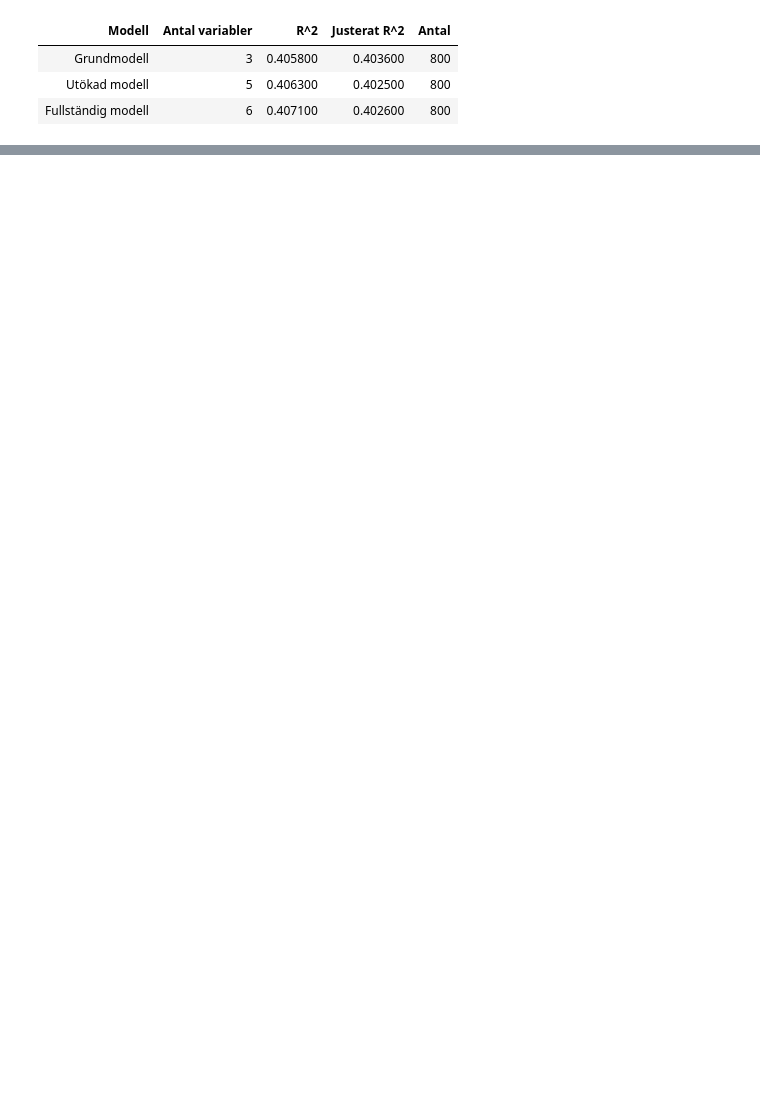
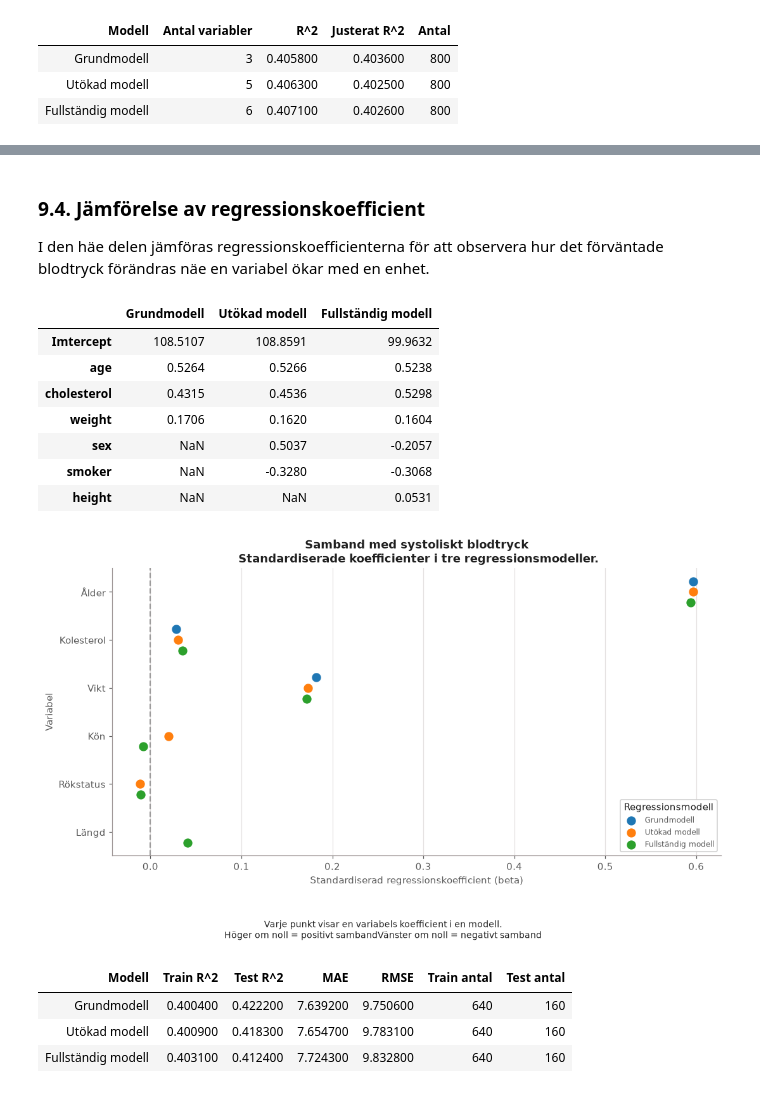
Before and after one commit to Yttak82/health_analysis, a Jupyter notebook: notebooks/analysis.ipynb, the cells around one changed output, grey strips where cells are left out. Saved outputs shown, nothing was run; the diff lists cells and outputs as text; code cells hidden in the pictures; blank space fills up the shorter version.

Commit message:
Added regression and cross-validate

```diff
--- a/notebooks/analysis.ipynb
+++ b/notebooks/analysis.ipynb
@@ -786,8 +742,0 @@ y (800,)
-# %%
-analyzer = HealthAnalyzer(df)
-
-model1, X1, y1 = analyzer.multiple_regression()
-model2, X2, y2 = analyzer.regression_by_sex()
-
-print(model1.score(X1, y1))
-print(model2.score(X2, y2))
@@ -849,14 +742,0 @@ print(model3_test.score(X_test, y_test))
-# %%
-train_idx, test_idx = train_test_split(range(len(y3)),
-                                       test_size=0.2,
-                                       random_state=42
-                                       )
-for name, X in[
-    ("Modell1", X1),("Modell 2", X2),("Modell 3", X3)
-]:
-    model = LinearRegression()
-    model.fit(X[train_idx], y3[train_idx])
-
-    r2 = model.score(X[test_idx], y3[test_idx])
-
-    print(f"{name}: r test ={r2:.4f}")
@@ -943,0 +745,53 @@ P-värde 0.9938
+# %% [markdown]
+### 9.4. Jämförelse av regressionskoefficient
+
+I den häe delen jämföras regressionskoefficienterna för att observera hur det förväntade blodtryck förändras näe en variabel ökar med en enhet.
+# %%
+coefficients = {}
+standardized_results = {}
+for name, predictors in models.items():
+    model_i, X_i, y_i = analyzer.multiple_regression(predictors)
+
+    coefficients[name] = {"Imtercept": model_i.intercept_, **dict(zip(predictors, model_i.coef_))}
+    beta = analyzer.standardized_coefficients(model_i, X_i, y_i)
+    standardized_results[name] = dict(zip(predictors, beta))
+
+standardized_table = pd.DataFrame(standardized_results)
+
+fig, ax = src.viz.plot_standardized_coefficients(standardized_table)
+
+
+coefficient_table = pd.DataFrame(coefficients)
+
+display(coefficient_table.round(4))
+plt.show()
+# %% [output]
+|  | Grundmodell | Utökad modell | Fullständig modell |
+| Imtercept | 108.5107 | 108.8591 | 99.9632 |
+| age | 0.5264 | 0.5266 | 0.5238 |
+| cholesterol | 0.4315 | 0.4536 | 0.5298 |
+| weight | 0.1706 | 0.1620 | 0.1604 |
+| sex | NaN | 0.5037 | -0.2057 |
+| smoker | NaN | -0.3280 | -0.3068 |
+| height | NaN | NaN | 0.0531 |
+[figure, added]
+# %%
+evaluation_results = []
+
+for name, predictors in models.items():
+    results = analyzer.evaluate_regression(
+        predictors,
+        test_size=0.2,
+        seed=42
+    )
+
+    evaluation_results.append({"Modell":name, **results})
+
+evaluation_table = pd.DataFrame(evaluation_results)
+
+display(evaluation_table.round(4).style.hide(axis="index"))
+# %% [output]
+| Modell | Train R^2 | Test R^2 | MAE | RMSE | Train antal | Test antal |
+| Grundmodell | 0.400400 | 0.422200 | 7.639200 | 9.750600 | 640 | 160 |
+| Utökad modell | 0.400900 | 0.418300 | 7.654700 | 9.783100 | 640 | 160 |
+| Fullständig modell | 0.403100 | 0.412400 | 7.724300 | 9.832800 | 640 | 160 |
```
Also changed, not shown: parts of 23 cells of this notebook, 3 other files.
